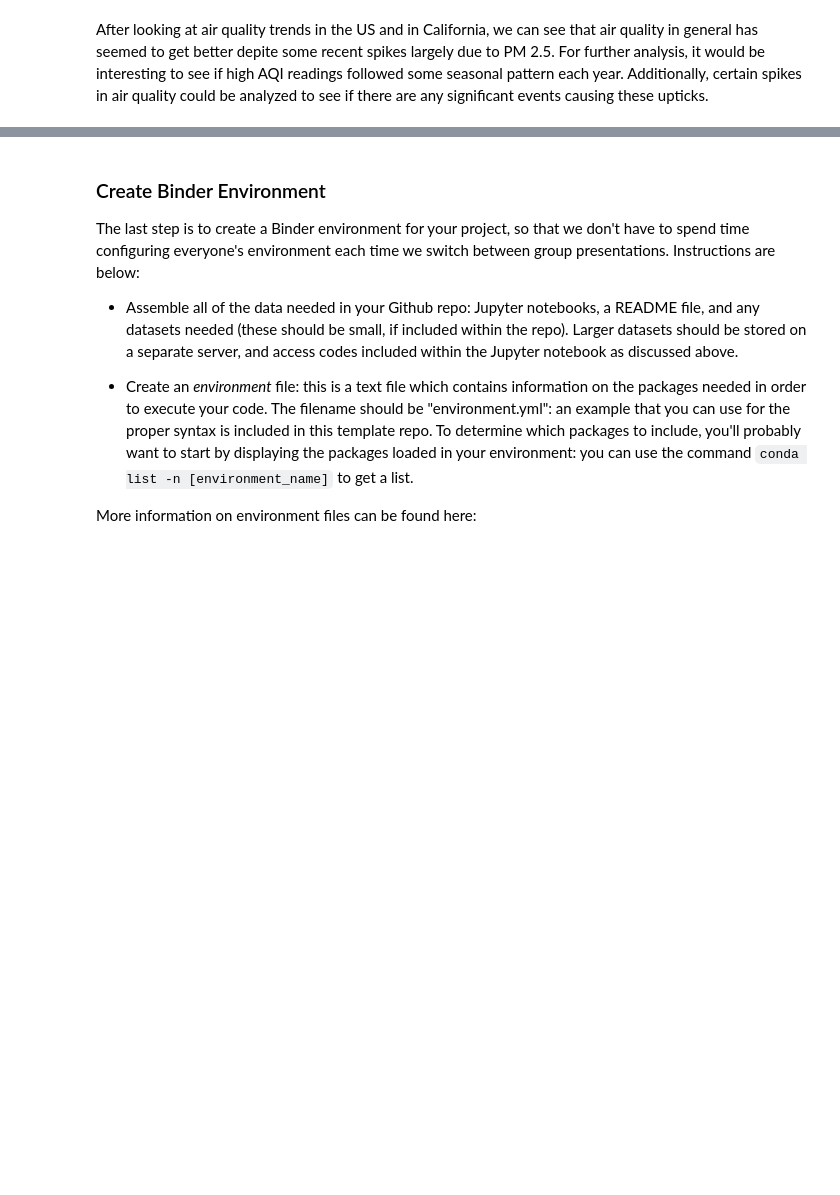
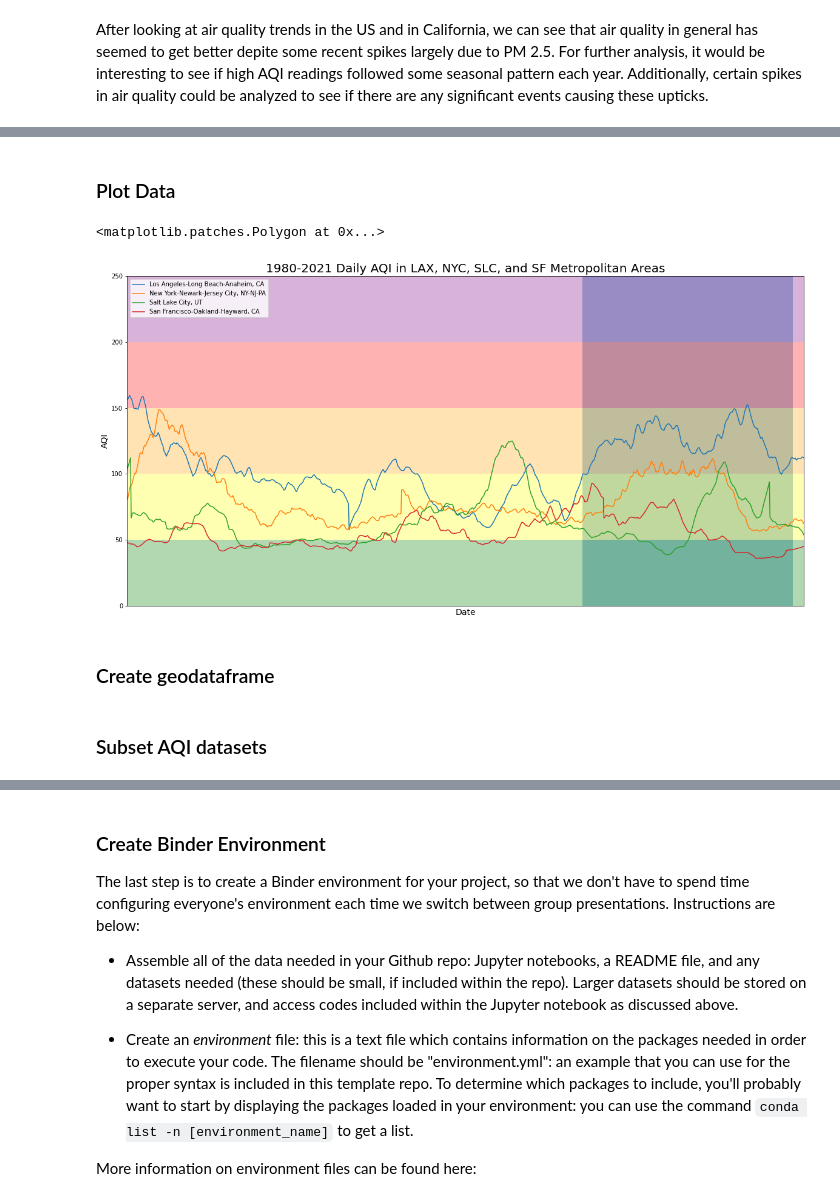
Before and after one commit to aqi-science/notebook, a Jupyter notebook: HW3_template.ipynb, the cells around one changed output, grey strips where cells are left out. Cells and saved outputs as stored; diff of their text form; code cells hidden in the pictures; blank space fills up the shorter version.

Commit message:
add rolling ave to HW# template

```diff
--- a/HW3_template.ipynb
+++ b/HW3_template.ipynb
@@ -424,0 +374,2 @@ After looking at air quality trends in the US and in California, we can see that
+# %%
+cbsa = cbsa_aqi.merge(monitors, on='Defining Site', how='left').drop_duplicates(ignore_index=True)
@@ -424,0 +378,2 @@ After looking at air quality trends in the US and in California, we can see that
+# %%
+cbsa_df = cbsa[['Date','AQI','Defining Parameter','Category','CBSA','Longitude','Latitude']]
@@ -424,0 +382,2 @@ After looking at air quality trends in the US and in California, we can see that
+# %%
+cbsa_df.set_index('Date', inplace=True)
@@ -424,0 +386,7 @@ After looking at air quality trends in the US and in California, we can see that
+# %%
+cbsa_rolling = cbsa_df.copy()
+
+# time window to calculate rolling average
+window = 60
+
+cbsa_rolling['rolling_AQI_mean'] = cbsa_df['AQI'].rolling(window = window).mean()
@@ -424,0 +403,29 @@ After looking at air quality trends in the US and in California, we can see that
+# %% [markdown]
+### Plot Data
+# %%
+# figure set up
+fig, ax = plt.subplots(figsize=(20, 10))
+
+# add data
+cbsa_rolling.groupby('CBSA')['rolling_AQI_mean'].plot(ax=ax,legend='False')
+#cbsa_rolling.groupby('CBSA')['AQI'].plot(ax=ax,legend='False')
+
+#
+plt.title('1980-2021 Daily AQI in LAX, NYC, SLC, and SF Metropolitan Areas', fontsize=20)
+plt.xlabel('Date', fontsize=14)
+plt.ylabel('AQI', fontsize=14)
+plt.xlim([np.datetime64('2018-01-01'), np.datetime64('2021-03-20')])
+plt.ylim(0,250)
+plt.axvspan(np.datetime64('2020-03-01'), np.datetime64('2021-03-01'), alpha=0.4)
+
+ax.axhspan(0, 50, facecolor='green', alpha=0.3)
+ax.axhspan(50, 100, facecolor='yellow', alpha=0.3)
+ax.axhspan(100, 150, facecolor='orange', alpha=0.3)
+ax.axhspan(150, 200, facecolor='red', alpha=0.3)
+ax.axhspan(200, 300, facecolor='purple', alpha=0.3)
+ax.axhspan(300, 600, facecolor='maroon', alpha=0.3)
+# %% [output]
+<matplotlib.patches.Polygon at 0x...>
+[figure, added]
+# %% [markdown]
+### Create geodataframe
@@ -424,0 +437,2 @@ After looking at air quality trends in the US and in California, we can see that
+# %% [markdown]
+### Subset AQI datasets
```
Also changed, not shown: parts of 39 cells of this notebook.
